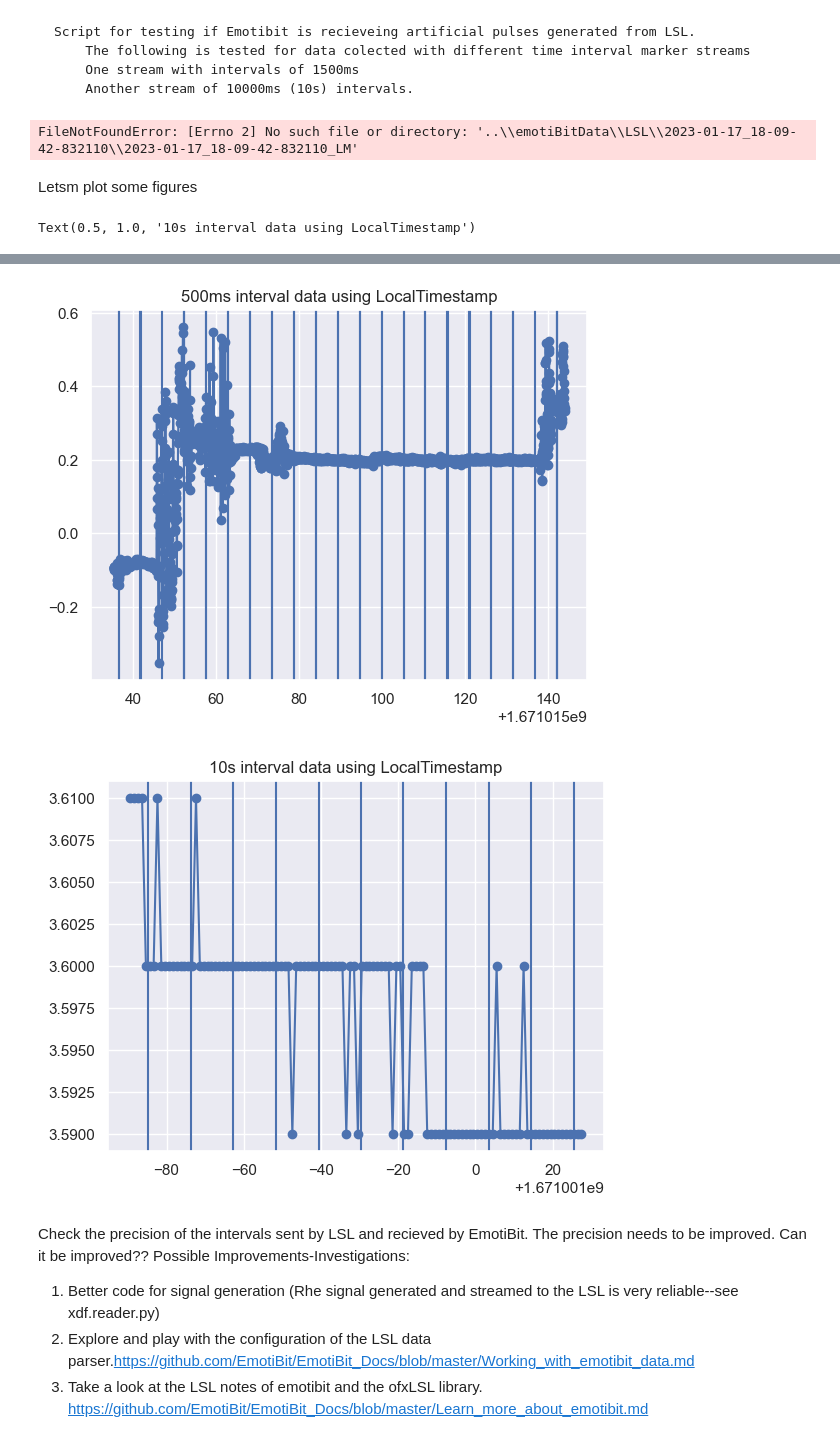
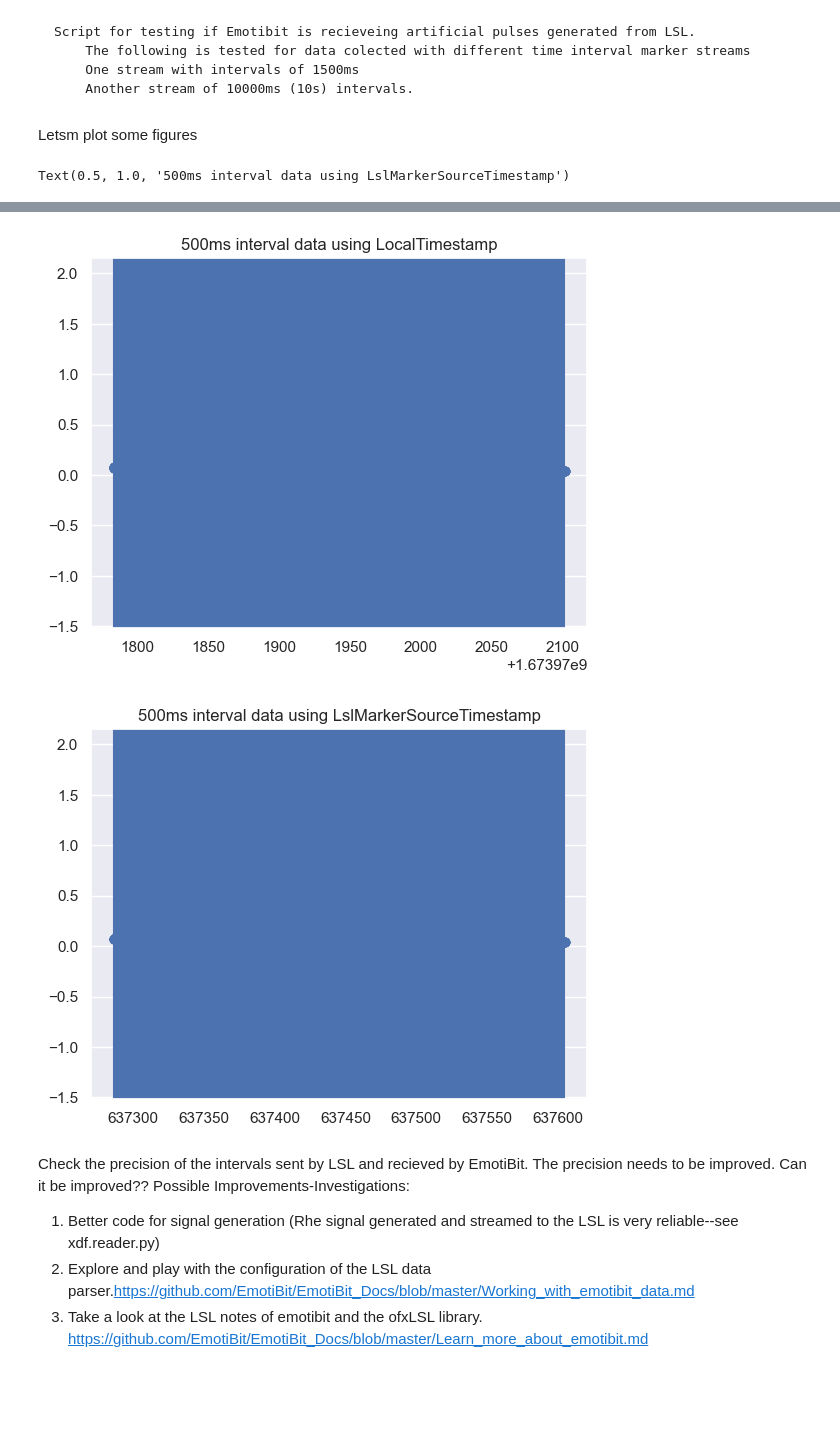
Before and after one commit to Rockyneuron/EmotiBit, a Jupyter notebook: analysis/test_sync.ipynb, the cells around one changed output, grey strips where cells are left out. Cells and saved outputs as stored; diff of their text form; code cells hidden in the pictures; blank space fills up the shorter version.

```diff
--- a/analysis/test_sync.ipynb
+++ b/analysis/test_sync.ipynb
@@ -13,49 +13,36 @@ import sys
 from pathlib import Path
 %matplotlib qt
 sys.path.append(Path(r"C:\Users\ArturoV\Desktop\projects\EmotiBit\emotiBitData\LSL"))
-# %%
-%matplotlib inline
-
-# file1=r'..\emotiBitData\LSL\2022-12-14_12-50-35-171609\2022-12-14_12-50-35-171609_TL.csv'#r'C:\Users\ArturoV\Desktop\projects\EmotiBit\emotiBitData\LSL\2022-12-12_16-27-05-140907_TX_TL_LC.csv' #500ms interval data
-# file2=r'..\emotiBitData\LSL\2022-12-14_12-50-35-171609\2022-12-14_12-50-35-171609_TL.csv' #500ms interval data
-# file3=r'..\emotiBitData\LSL\2022-12-14_12-50-35-171609\2022-12-14_12-50-35-171609_AX.csv' #500ms interval data
-# file4=r'..\emotiBitData\LSL\2022-12-14_08-55-09-834278\2022-12-14_08-55-09-834278_TX_LC_LM.csv' #10s interval LSL
-# file5=r'..\emotiBitData\LSL\2022-12-14_08-55-09-834278\2022-12-14_08-55-09-834278_BV.csv' #10s interval LSL
-
-file1=r'..\emotiBitData\LSL\2023-01-17_18-09-42-832110\2023-01-17_18-09-42-832110_LM'
-file2=r'..\emotiBitData\LSL\2022-12-14_12-50-35-171609\2023-01-17_18-09-42-832110_LM' #500ms interval data
-file3=r'..\emotiBitData\LSL\2022-12-14_12-50-35-171609\2022-12-14_12-50-35-171609_AX.csv' #500ms interval data
-file4=r'..\emotiBitData\LSL\2022-12-14_08-55-09-834278\2022-12-14_08-55-09-834278_TX_LC_LM.csv' #10s interval LSL
-file5=r'..\emotiBitData\LSL\2022-12-14_08-55-09-834278\2022-12-14_08-55-09-834278_BV.csv' #10s interval LSL
-
-
-data1=pd.read_csv(file1,delimiter=",")
-data2=pd.read_csv(file2,delimiter=",")
-HR=pd.read_csv(file3,delimiter=",")
-data4=pd.read_csv(file4,delimiter=",")
-HR_data4=pd.read_csv(file5,delimiter=",")
-# %% [output]
-FileNotFoundError: [Errno 2] No such file or directory: '..\\emotiBitData\\LSL\\2023-01-17_18-09-42-832110\\2023-01-17_18-09-42-832110_LM'
+# %%
+%matplotlib inline
+
+
+file1=r'..\emotiBitData\LSL\2023-01-17_18-09-42-832110\2023-01-17_18-09-42-832110_LM.csv'
+file3=r'..\emotiBitData\LSL\2023-01-17_18-09-42-832110\2023-01-17_18-09-42-832110_AX.csv'
+
+
+data1=pd.read_csv(file1,delimiter=",")
+HR=pd.read_csv(file3,delimiter=",")
 # %% [markdown]
 Letsm plot some figures
 # %%
 sns.set_theme()
 fig,ax = plt.subplots(1,1)
-ax.plot(HR['EmotiBitTimestamp'],HR['AX'],'-')
-for vline in data1['EmotiBitTimestamp']:
+ax.plot(HR['LslLocalTimestamp'],HR['AX'],'-')
+for vline in data1['LslLocalTimestamp']:
     plt.axvline(vline, color = 'b', label = 'axvline - full height')
-ax.set_title('500ms interval data using EmotiBitTimestamp')
+ax.set_title('500ms interval data using LslLocalTimestamp')
 
 fig2,ax2 = plt.subplots(1,1)
 ax2.plot(HR['LocalTimestamp'],HR['AX'],'o-')
-for vline in data2['LocalTimestamp']:
+for vline in data1['LocalTimestamp']:
     plt.axvline(vline, color = 'b', label = 'axvline - full height')
 ax2.set_title('500ms interval data using LocalTimestamp')
 
 fig3,ax4 = plt.subplots(1,1)
-ax4.plot(HR_data4['LocalTimestamp'],HR_data4['BV'],'o-')
-for vline in data4['LocalTimestamp']:
+ax4.plot(HR['LslMarkerSourceTimestamp'],HR['AX'],'o-')
+for vline in data1['LslMarkerSourceTimestamp']:
     plt.axvline(vline, color = 'b', label = 'axvline - full height')
-ax4.set_title('10s interval data using LocalTimestamp')
+ax4.set_title('500ms interval data using LslMarkerSourceTimestamp')
 # %% [output]
-Text(0.5, 1.0, '10s interval data using LocalTimestamp')
+Text(0.5, 1.0, '500ms interval data using LslMarkerSourceTimestamp')
@@ -63,5 +50,5 @@ Text(0.5, 1.0, '10s interval data using LocalTimestamp')
-[figure, old version]
+[figure, new version]
-[figure, old version]
+[figure, new version]
 # %% [markdown]
 Check the precision of the intervals sent by LSL and recieved by EmotiBit.
 The precision needs to be improved. Can it be improved??
```
Also changed, not shown: parts of 6 cells of this notebook.
